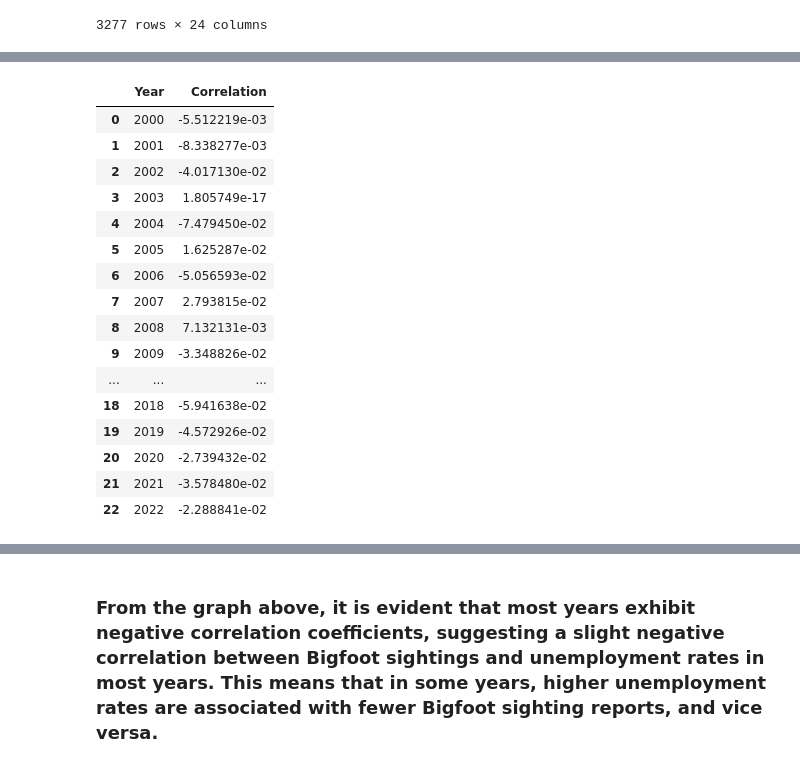
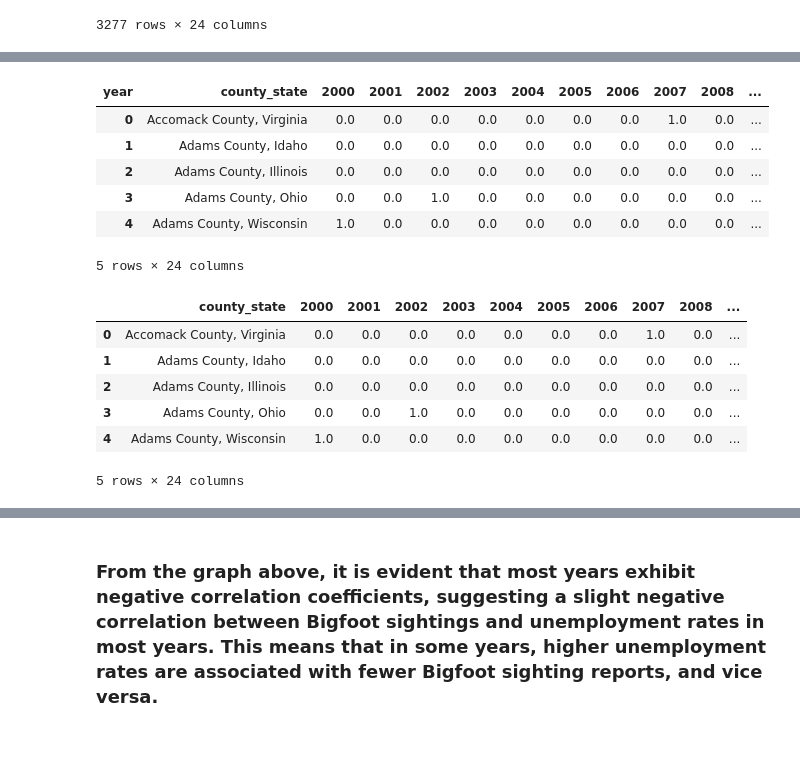
Before and after one commit to modestcharlie/2024Spr_projects, a Jupyter notebook: Final.ipynb, the cells around one changed output, grey strips where cells are left out. Cells and saved outputs as stored; diff of their text form; code cells hidden in the pictures.

```diff
--- a/Final.ipynb
+++ b/Final.ipynb
@@ -302,5 +320,6 @@ plt.show()
 # %%
 education_bigfoot_merged = pd.merge(state_report_counts, state_college_level_education_data, on='state', how='right')
 education_bigfoot_merged.fillna(0, inplace=True)
+education_bigfoot_merged = education_bigfoot_merged[['state','1970', '1980', '1990', '2000', '2008-12', '2017-21']]
 education_bigfoot_merged.head()
 # %% [output]
@@ -414,0 +437,3 @@ county_decade_counts.head()
+# %%
+education_county_updated = update_data(county_college_level_education_data, county_decade_counts)
+education_county_updated.head()
@@ -418,7 +450,7 @@ education_correlation_dict = {}
 
 for year in Year_list:
     # 从两个DataFrame中选择相应的列
-    column_df1 = county_decade_counts[year]
+    column_df1 = education_county_updated[year]
     column_df2 = county_college_level_education_data[year]
 
     # 计算相关系数
@@ -578,30 +621,31 @@ county_year_counts.head()
+# %%
+unemployment_county_updated = update_data(county_unemployment_rate, county_year_counts)
+unemployment_county_updated.head()
+# %% [output]
+| year | county_state | 2000 | 2001 | 2002 | 2003 | 2004 | 2005 | 2006 | 2007 | 2008 | ... |
+| 0 | Accomack County, Virginia | 0.0 | 0.0 | 0.0 | 0.0 | 0.0 | 0.0 | 0.0 | 1.0 | 0.0 | ... |
+| 1 | Adams County, Idaho | 0.0 | 0.0 | 0.0 | 0.0 | 0.0 | 0.0 | 0.0 | 0.0 | 0.0 | ... |
+| 2 | Adams County, Illinois | 0.0 | 0.0 | 0.0 | 0.0 | 0.0 | 0.0 | 0.0 | 0.0 | 0.0 | ... |
+| 3 | Adams County, Ohio | 0.0 | 0.0 | 1.0 | 0.0 | 0.0 | 0.0 | 0.0 | 0.0 | 0.0 | ... |
+| 4 | Adams County, Wisconsin | 1.0 | 0.0 | 0.0 | 0.0 | 0.0 | 0.0 | 0.0 | 0.0 | 0.0 | ... |
+5 rows × 24 columns
 # %%
 unemployment_correlation_dict = {}
 for year in range(2000, 2023):
     year = str(year)
-    unemployment_correlation_dict[year] = county_year_counts[year].corr(county_unemployment_rate[year])
+    unemployment_correlation_dict[year] =unemployment_county_updated[year].corr(county_unemployment_rate[year])
 
 
-unemployment_correlation_df = pd.DataFrame(list(unemployment_correlation_dict.items()), columns=['Year', 'Correlation'])
-unemployment_correlation_df
+unemployment_correlation_df = create_correlation_df(unemployment_correlation_dict, 'Year', 'Correlation')
+unemployment_correlation_dict
 # %% [output]
-|  | Year | Correlation |
-| 0 | 2000 | -5.512219e-03 |
-| 1 | 2001 | -8.338277e-03 |
-| 2 | 2002 | -4.017130e-02 |
-| 3 | 2003 | 1.805749e-17 |
-| 4 | 2004 | -7.479450e-02 |
-| 5 | 2005 | 1.625287e-02 |
-| 6 | 2006 | -5.056593e-02 |
-| 7 | 2007 | 2.793815e-02 |
-| 8 | 2008 | 7.132131e-03 |
-| 9 | 2009 | -3.348826e-02 |
-| ... | ... | ... |
-| 18 | 2018 | -5.941638e-02 |
-| 19 | 2019 | -4.572926e-02 |
-| 20 | 2020 | -2.739432e-02 |
-| 21 | 2021 | -3.578480e-02 |
-| 22 | 2022 | -2.288841e-02 |
+|  | county_state | 2000 | 2001 | 2002 | 2003 | 2004 | 2005 | 2006 | 2007 | 2008 | ... |
+| 0 | Accomack County, Virginia | 0.0 | 0.0 | 0.0 | 0.0 | 0.0 | 0.0 | 0.0 | 1.0 | 0.0 | ... |
+| 1 | Adams County, Idaho | 0.0 | 0.0 | 0.0 | 0.0 | 0.0 | 0.0 | 0.0 | 0.0 | 0.0 | ... |
+| 2 | Adams County, Illinois | 0.0 | 0.0 | 0.0 | 0.0 | 0.0 | 0.0 | 0.0 | 0.0 | 0.0 | ... |
+| 3 | Adams County, Ohio | 0.0 | 0.0 | 1.0 | 0.0 | 0.0 | 0.0 | 0.0 | 0.0 | 0.0 | ... |
+| 4 | Adams County, Wisconsin | 1.0 | 0.0 | 0.0 | 0.0 | 0.0 | 0.0 | 0.0 | 0.0 | 0.0 | ... |
+5 rows × 24 columns
 # %%
 plot_correlations(unemployment_correlation_df, 'Year', 'Correlation', 'Bigfoot sightings and County Unemployment Rate Correlation Coefficients Over Time')
 # %% [output]
```
Also changed, not shown: parts of 29 cells of this notebook, 1 other file.
